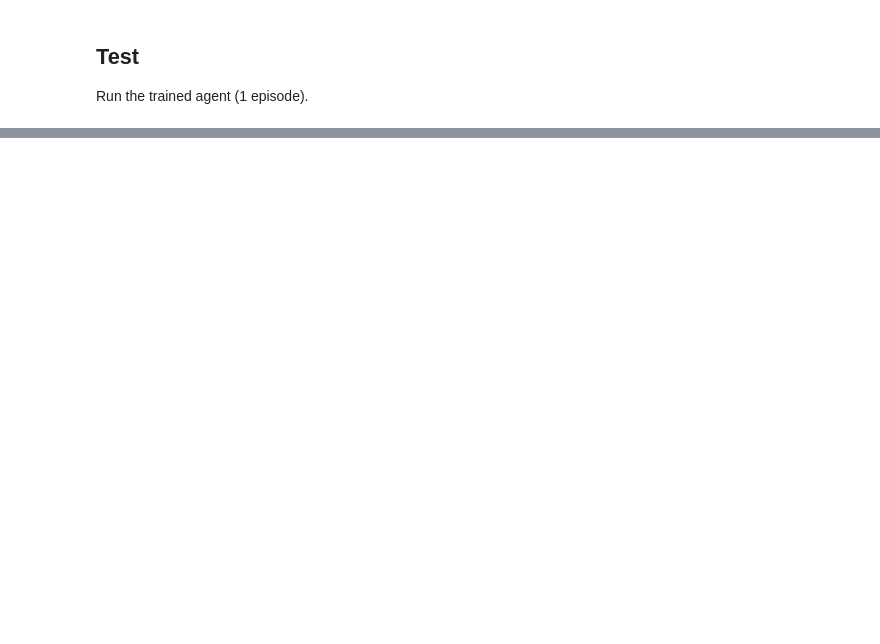
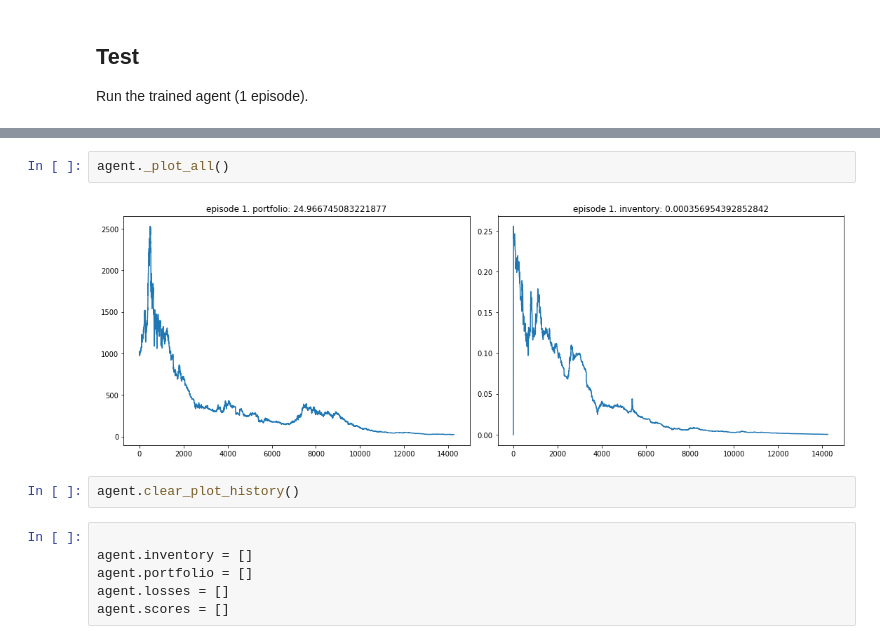
Before and after one commit to TNDC2002/project-RL304, a Jupyter notebook: train copy.ipynb, the cells around one changed output, grey strips where cells are left out. Saved outputs shown, nothing was run; the diff lists cells and outputs as text; blank space fills up the shorter version.

```diff
--- a/train copy.ipynb
+++ b/train copy.ipynb
@@ -1080,0 +1554,12 @@ Played: videos/rainbow/rl-video-episode-0.mp4
+# %%
+agent._plot_all()
+# %% [output]
+[figure, added]
+# %%
+agent.clear_plot_history()
+# %%
+
+agent.inventory = []
+agent.portfolio = []
+agent.losses = []
+agent.scores = []
```
Also changed, not shown: parts of 60 cells of this notebook, 5 other files.
